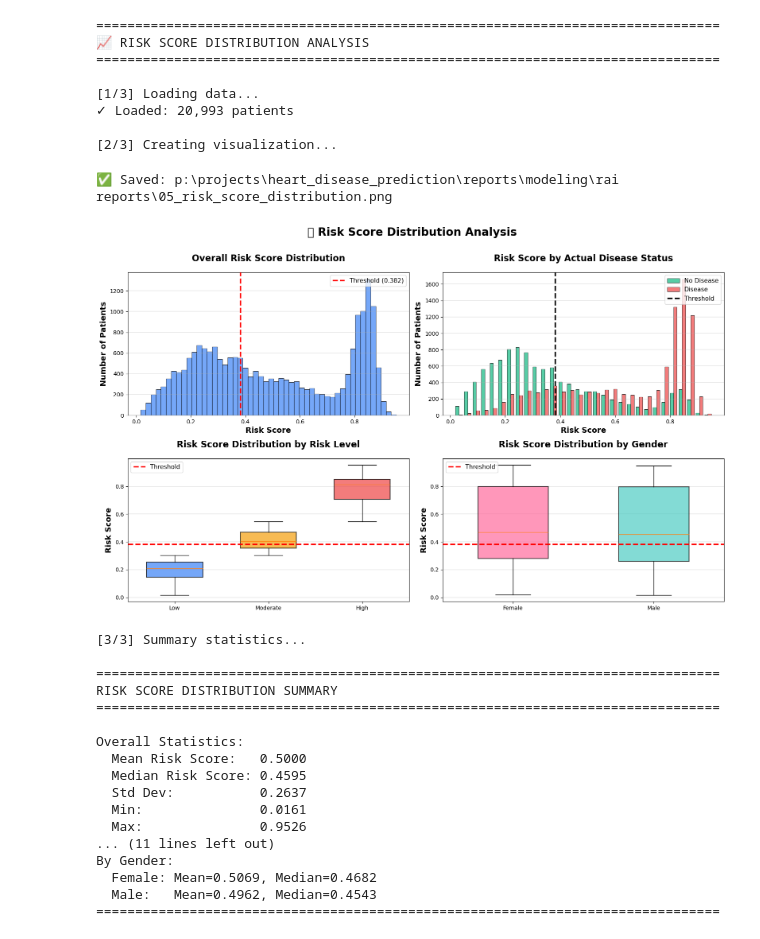
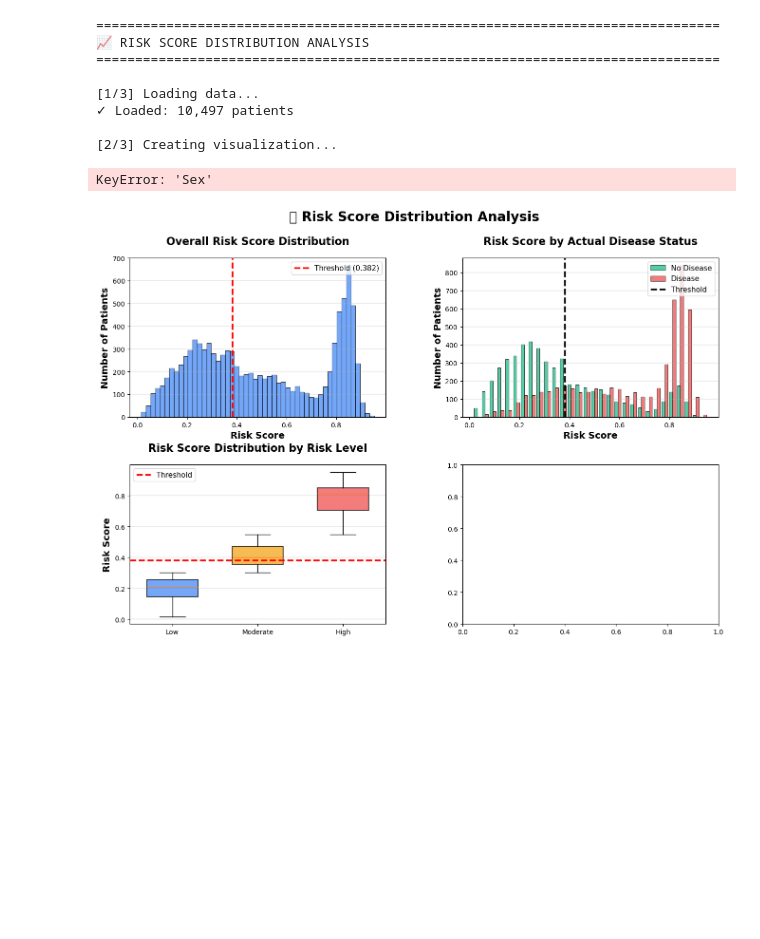
Before and after one commit to Ychandrasekharrao/heart-disease, a Jupyter notebook: src/notebooks/rai_dashboard.ipynb, the cells around one changed output. Saved outputs shown, nothing was run; the diff lists cells and outputs as text; code cells hidden in the pictures; blank space fills up the shorter version.

```diff
--- a/src/notebooks/rai_dashboard.ipynb
+++ b/src/notebooks/rai_dashboard.ipynb
@@ -24,8 +149,6 @@ METRICS_DIR = REPORTS_DIR / 'metrics'
 FIGURES_DIR = REPORTS_DIR / 'rai reports'
 FIGURES_DIR.mkdir(parents=True, exist_ok=True)
 
-RANDOM_STATE = 42
-
 print("\n" + "="*80)
 print("⚖️ GENDER FAIRNESS ANALYSIS")
 print("="*80)
@@ -35,21 +158,12 @@ print("="*80)
 # ============================================================================
 print("\n[1/3] Loading data...")
 
-# Load risk profiles
-df_risk_profiles = pd.read_parquet(METRICS_DIR / 'df_risk_profiles.parquet')
+# Load updated risk profiles (includes all features: Sex, BP, Age, etc.)
+df_test = pd.read_csv(METRICS_DIR / 'df_risk_profiles_updated.csv')
 
-# Load test data to get Sex
-X_test_full = pd.read_parquet(DATA_DIR / 'X_test.parquet')
-
-# Merge demographics
-X_test_indexed = X_test_full.reset_index(drop=True)
-X_test_indexed['Patient_Index'] = X_test_indexed.index
-df_demographics = X_test_indexed[['Patient_Index', 'Sex']].copy()
-
-df_test = df_risk_profiles.merge(df_demographics, on='Patient_Index', how='left')
-
-# ✅ Correct Sex encoding (0=Female, 1=Male)
-df_test['Sex'] = df_test['Sex'].map({0: 'Female', 1: 'Male'})
+# Map Sex encoding (0=Female, 1=Male) if numeric
+if df_test['Sex'].dtype in ['int8', 'int64', 'int32']:
+    df_test['Sex'] = df_test['Sex'].map({0: 'Female', 1: 'Male'})
 
 print(f"✓ Loaded: {len(df_test):,} patients")
 print(f"✓ Gender distribution:")
@@ -132,17 +246,15 @@ ax1.set_xticklabels(df_metrics['Sex'].values, fontsize=13)
 ax1.set_ylim([0, 110])
 ax1.grid(alpha=0.3, axis='y', linewidth=1.5)
 
-# Add labels to the right side of bars
+# Add labels
 for i, bar in enumerate(bars):
     height = bar.get_height()
-    # Main value label
     ax1.text(bar.get_x() + bar.get_width() + 0.05, height/2,
             f'{height:.1f}%',
             ha='left', va='center', fontweight='bold', fontsize=13,
             bbox=dict(boxstyle='round,pad=0.5', facecolor='white',
                      edgecolor='black', linewidth=1.5))
 
-    # Sample size label above
     ax1.text(bar.get_x() + bar.get_width()/2., height + 2,
             f'n={df_metrics.iloc[i]["Sample"]:,}',
             ha='center', va='bottom', fontweight='bold', fontsize=11,
@@ -174,11 +286,10 @@ ax2.set_ylim([0, 50])
 ax2.legend(fontsize=11, frameon=True, shadow=True, loc='upper right')
 ax2.grid(alpha=0.3, axis='y', linewidth=1.5)
 
-# Add labels to sides
+# Add labels
 for i, bar in enumerate(bars1):
     height = bar.get_height()
     if height > 0:
-        # FNR label to LEFT
         ax2.text(bar.get_x() - 0.05, height/2,
                 f'{height:.1f}%',
                 ha='right', va='center', fontweight='bold', fontsize=12,
@@ -188,7 +299,6 @@ for i, bar in enumerate(bars1):
 for i, bar in enumerate(bars2):
     height = bar.get_height()
     if height > 0:
-        # FPR label to RIGHT
         ax2.text(bar.get_x() + bar.get_width() + 0.05, height/2,
                 f'{height:.1f}%',
                 ha='left', va='center', fontweight='bold', fontsize=12,
@@ -581,7 +835,7 @@ print("="*80)
 print("\n[1/3] Loading data...")
 
 # Load risk profiles
-df_risk_profiles = pd.read_parquet(METRICS_DIR / 'df_risk_profiles.parquet')
+df_risk_profiles = pd.read_csv(METRICS_DIR / 'df_risk_profiles_updated.csv')
 
 # Load test features
 X_test_full = pd.read_parquet(DATA_DIR / 'X_test.parquet')
@@ -1129,7 +1405,7 @@ print("="*80)
 # ============================================================================
 print("\n[1/3] Loading data...")
 
-df_risk_profiles = pd.read_parquet(METRICS_DIR / 'df_risk_profiles.parquet')
+df_risk_profiles = pd.read_csv(METRICS_DIR / 'df_risk_profiles_updated.csv')
 X_test_full = pd.read_parquet(DATA_DIR / 'X_test.parquet')
 
 # Merge demographics
@@ -1137,8 +1413,6 @@ X_test_indexed = X_test_full.reset_index(drop=True)
 X_test_indexed['Patient_Index'] = X_test_indexed.index
 df_test = df_risk_profiles.merge(X_test_indexed[['Patient_Index', 'Sex', 'Age_Years']],
                                    on='Patient_Index', how='left')
-
-df_test['Sex'] = df_test['Sex'].map({0: 'Female', 1: 'Male'})
 
 print(f"✓ Loaded: {len(df_test):,} patients")
 
@@ -1270,53 +1544,36 @@ print("="*80)
 print(f"\nOverall Statistics:")
 print(f"  Mean Risk Score:   {df_test['Risk_Score'].mean():.4f}")
 print(f"  Median Risk Score: {df_test['Risk_Score'].median():.4f}")
 print(f"  Std Dev:           {df_test['Risk_Score'].std():.4f}")
 print(f"  Min:               {df_test['Risk_Score'].min():.4f}")
 print(f"  Max:               {df_test['Risk_Score'].max():.4f}")
 print(f"  Threshold:         {threshold:.4f}")
 
 print(f"\nBy Actual Disease Status:")
 print(f"  No Disease:  Mean={no_disease.mean():.4f}, Median={no_disease.median():.4f}")
 print(f"  Has Disease: Mean={has_disease.mean():.4f}, Median={has_disease.median():.4f}")
 
 print(f"\nBy Risk Level:")
 print(f"  Low:      Mean={low_risk.mean():.4f}, Median={low_risk.median():.4f}")
 print(f"  Moderate: Mean={mod_risk.mean():.4f}, Median={mod_risk.median():.4f}")
 print(f"  High:     Mean={high_risk.mean():.4f}, Median={high_risk.median():.4f}")
 
 print(f"\nBy Gender:")
 print(f"  Female: Mean={female_risk.mean():.4f}, Median={female_risk.median():.4f}")
 print(f"  Male:   Mean={male_risk.mean():.4f}, Median={male_risk.median():.4f}")
 
 print("="*80 + "\n")
 # %% [output]
 ================================================================================
 📈 RISK SCORE DISTRIBUTION ANALYSIS
 ================================================================================
 
 [1/3] Loading data...
-✓ Loaded: 20,993 patients
+✓ Loaded: 10,497 patients
 
 [2/3] Creating visualization...
-✅ Saved: p:\projects\heart_disease_prediction\reports\modeling\rai reports\05_risk_score_distribution.png
+KeyError: 'Sex'
-[figure, old version]
+[figure, new version]
-[3/3] Summary statistics...
-
-================================================================================
-RISK SCORE DISTRIBUTION SUMMARY
-================================================================================
-
-Overall Statistics:
-  Mean Risk Score:   0.5000
-  Median Risk Score: 0.4595
-  Std Dev:           0.2637
-  Min:               0.0161
-  Max:               0.9526
-... (11 lines left out)
-By Gender:
-  Female: Mean=0.5069, Median=0.4682
-  Male:   Mean=0.4962, Median=0.4543
-================================================================================
 # %%
 """
 RAI ANALYSIS #6: CALIBRATION ANALYSIS
```
Also changed, not shown: parts of 13 cells of this notebook, 58 other files.
